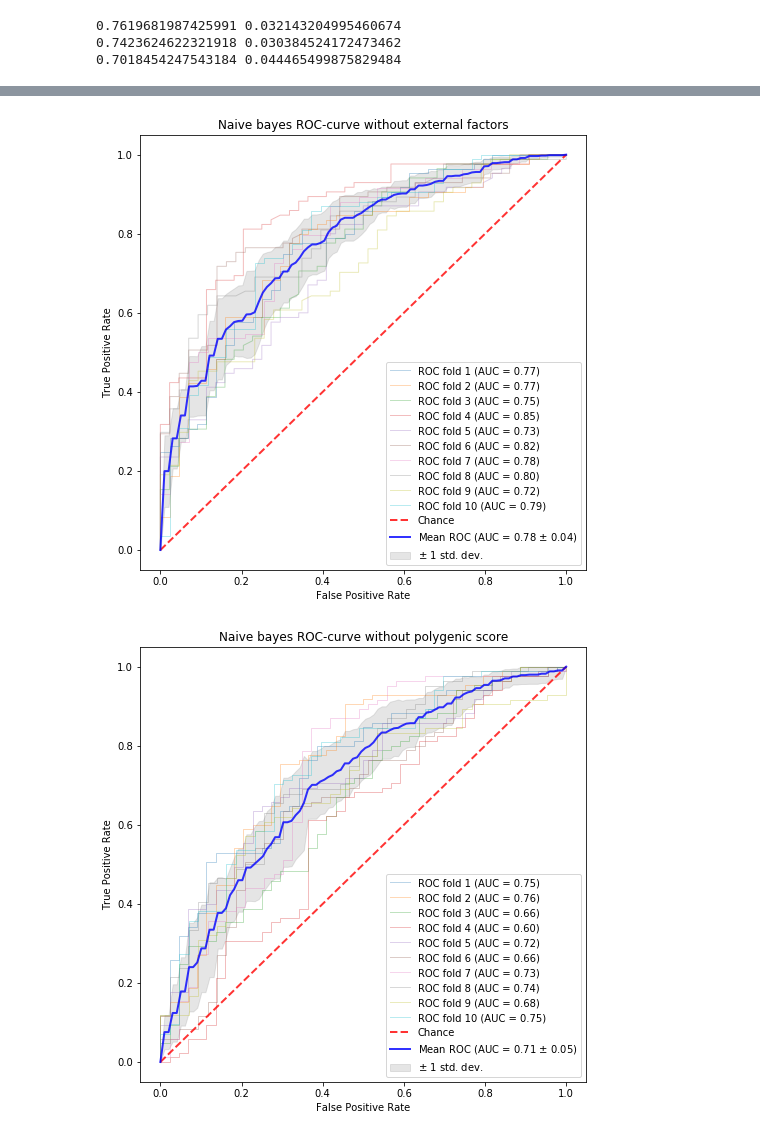
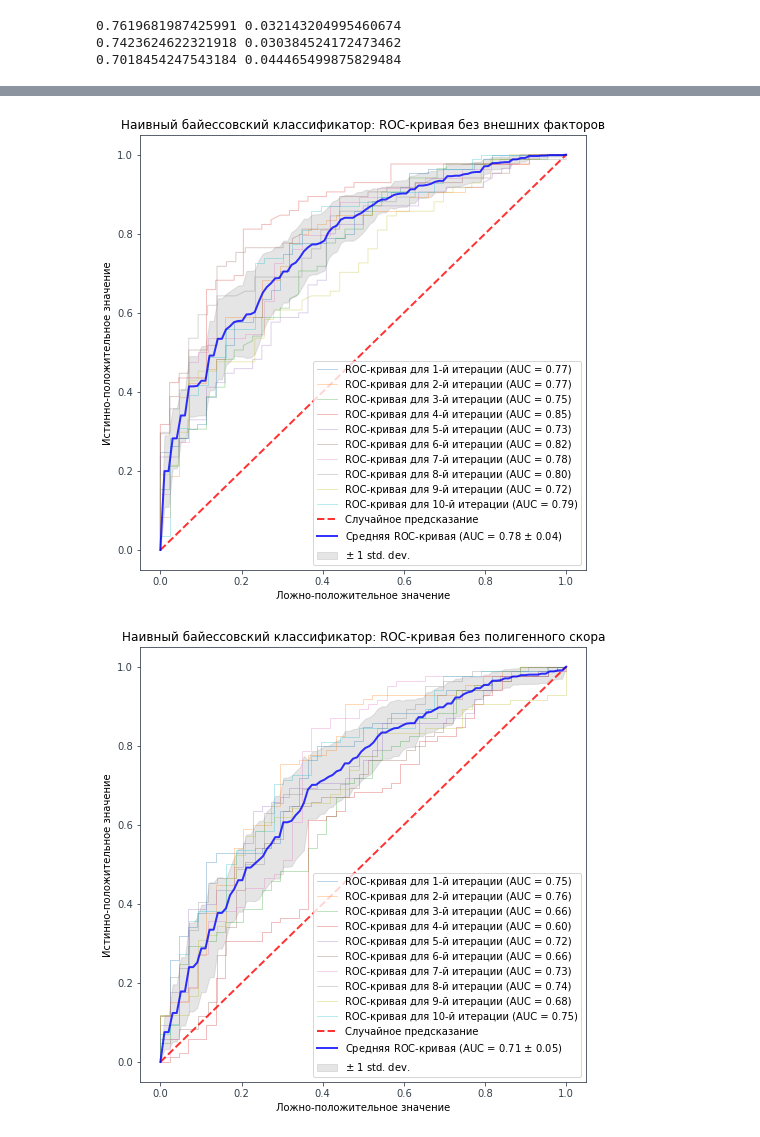
Before and after one commit to JediKnightChan/CAD-Research, a Jupyter notebook: Machine-learning.ipynb, the cells around one changed output, grey strips where cells are left out. Cells and saved outputs as stored; diff of their text form; code cells hidden in the pictures.

```diff
--- a/Machine-learning.ipynb
+++ b/Machine-learning.ipynb
@@ -41,7 +41,8 @@ sp_data = np.array(list(kfold.split(df, df_target)))
 sp_gen_data = np.array(list(kfold.split(df, df_gen_target)))
 sp_non_gen_data = np.array(list(kfold.split(df, df_non_gen_target)))
 # %%
-def kfold_train_model(model, kfold_split_indexes, df_data, df_target, name="Unknown model", data="all"):
+def kfold_train_model(model, kfold_split_indexes, df_data, df_target,
+                      name="Unknown model", save_name="unknown", data="all"):
     results = []
     tprs = []
     aucs = []
@@ -52,11 +53,11 @@ def kfold_train_model(model, kfold_split_indexes, df_data, df_target, name="Unkn
     plt.figure(figsize=(8,8))
 
     if data == "all":
-        title_data_part = "with external factors"
+        title_data_part = "для всех факторов"
     elif data == "gen":
-        title_data_part = "without external factors"
+        title_data_part = "без внешних факторов"
     elif data == "non-gen":
-        title_data_part = "without polygenic score"
+        title_data_part = "без полигенного скора"
     else:
         raise ValueError()
 
@@ -77,17 +78,17 @@ def kfold_train_model(model, kfold_split_indexes, df_data, df_target, name="Unkn
         roc_auc = auc(fpr, tpr)
         aucs.append(roc_auc)
         plt.plot(fpr, tpr, lw=1, alpha=0.3,
-             label='ROC fold %d (AUC = %0.2f)' % (i, roc_auc))
+             label='ROC-кривая для %d-й итерации (AUC = %0.2f)' % (i, roc_auc))
         i += 1
 
-    plt.plot([0, 1], [0, 1], linestyle='--', lw=2, color='r', label='Chance', alpha=0.8)
+    plt.plot([0, 1], [0, 1], linestyle='--', lw=2, color='r', label='Случайное предсказание', alpha=0.8)
 
     mean_tpr = np.mean(tprs, axis=0)
     mean_tpr[-1] = 1.0
     mean_auc = auc(mean_fpr, mean_tpr)
     std_auc = np.std(aucs)
     plt.plot(mean_fpr, mean_tpr, color='b',
-    label=r'Mean ROC (AUC = %0.2f $\pm$ %0.2f)' % (mean_auc, std_auc), lw=2, alpha=0.8)
+    label=r'Средняя ROC-кривая (AUC = %0.2f $\pm$ %0.2f)' % (mean_auc, std_auc), lw=2, alpha=0.8)
 
     std_tpr = np.std(tprs, axis=0)
     tprs_upper = np.minimum(mean_tpr + std_tpr, 1)
@@ -97,12 +98,12 @@ def kfold_train_model(model, kfold_split_indexes, df_data, df_target, name="Unkn
 
     plt.xlim([-0.05, 1.05])
     plt.ylim([-0.05, 1.05])
-    plt.xlabel('False Positive Rate')
-    plt.ylabel('True Positive Rate')
-    title = "{} ROC-curve {}".format(name, title_data_part)
+    plt.xlabel('Ложно-положительное значение')
+    plt.ylabel('Истинно-положительное значение')
+    title = "{}: ROC-кривая {}".format(name, title_data_part)
     plt.title(title)
     plt.legend(loc="lower right")
-    plt.savefig(path_join(IMAGES_DIR, title.replace(" ", "-").lower()))
+    plt.savefig(path_join(IMAGES_DIR, "{}-{}.png".format(save_name, data)))
     return np.array(results)
 # %%
 # Logistic regression
@@ -168,11 +172,11 @@ print(res_non_gen.mean(), res_non_gen.std())
 # Naive bayess
 from sklearn.naive_bayes import GaussianNB
 gnb = GaussianNB()
-model_name = "Naive bayes"
-
-res = kfold_train_model(gnb, sp_data, df_data, df_target, name=model_name)
-res_gen = kfold_train_model(gnb, sp_gen_data, df_gen_data, df_gen_target, name=model_name, data="gen")
-res_non_gen = kfold_train_model(gnb, sp_non_gen_data, df_non_gen_data, df_non_gen_target, name=model_name, data="non-gen")
+model_name = "Наивный байессовский классификатор"
+save_name = "naive-bayes"
+res = kfold_train_model(gnb, sp_data, df_data, df_target, name=model_name, save_name=save_name)
+res_gen = kfold_train_model(gnb, sp_gen_data, df_gen_data, df_gen_target, name=model_name, data="gen", save_name=save_name)
+res_non_gen = kfold_train_model(gnb, sp_non_gen_data, df_non_gen_data, df_non_gen_target, name=model_name, data="non-gen", save_name=save_name)
 
 print(res.mean(), res.std())
 print(res_gen.mean(), res_gen.std())
@@ -185,5 +189,5 @@ print(res_non_gen.mean(), res_non_gen.std())
-[figure, old version]
+[figure, new version]
-[figure, old version]
+[figure, new version]
 # %%
 def draw_3_roc_curves(model, kfold_split_indexes_3, df_data_3, df_target_3, name="Unknown model"):
     results = []
```
Also changed, not shown: parts of 7 cells of this notebook, 28 other files.
